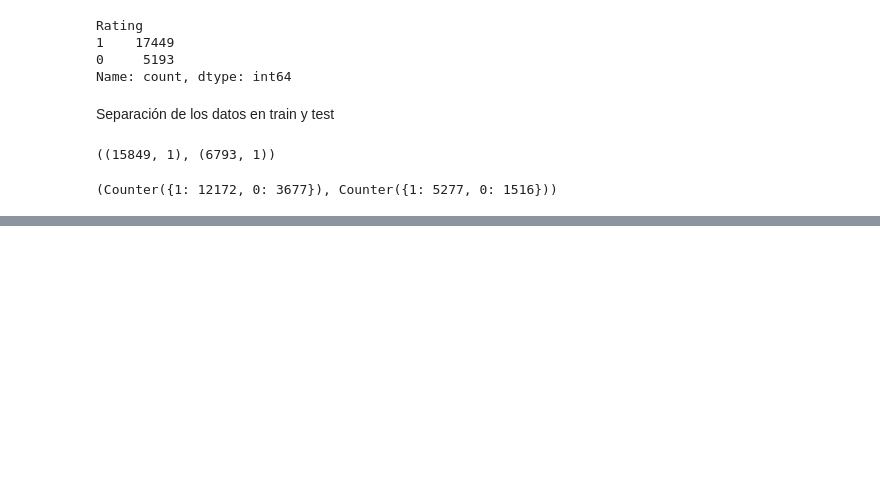
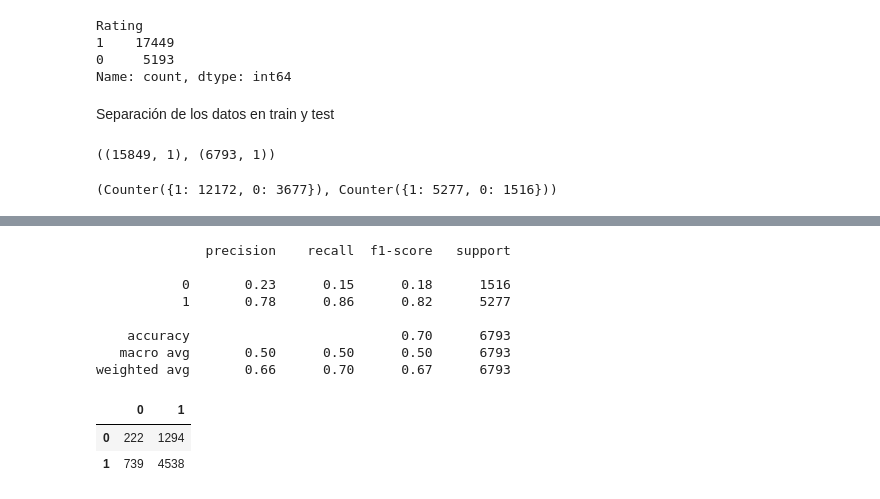
Before and after one commit to christiane-millan/Text-Analysis4RE, a Jupyter notebook: L003-TextClassification/code/predicting_recommendations_clothes.ipynb, the cells around one changed output, grey strips where cells are left out. Drawn from its saved outputs; the diff is of its cells as text; code cells hidden in the pictures; blank space fills up the shorter version.

```diff
--- a/L003-TextClassification/code/predicting_recommendations_clothes.ipynb
+++ b/L003-TextClassification/code/predicting_recommendations_clothes.ipynb
@@ -89,0 +123,17 @@ X_test['upper_case_word_count'] = X_test['Review'].apply(lambda x: len([wrd for
+# %%
+predictions = knn.predict(X_test.drop(['Review'], axis=1))
+# %%
+print(classification_report(y_test, predictions))
+pd.DataFrame(confusion_matrix(y_test, predictions))
+# %% [output]
+              precision    recall  f1-score   support
+
+           0       0.23      0.15      0.18      1516
+           1       0.78      0.86      0.82      5277
+
+    accuracy                           0.70      6793
+   macro avg       0.50      0.50      0.50      6793
+weighted avg       0.66      0.70      0.67      6793
+|  | 0 | 1 |
+| 0 | 222 | 1294 |
+| 1 | 739 | 4538 |
```
Also changed, not shown: parts of 20 cells of this notebook.
